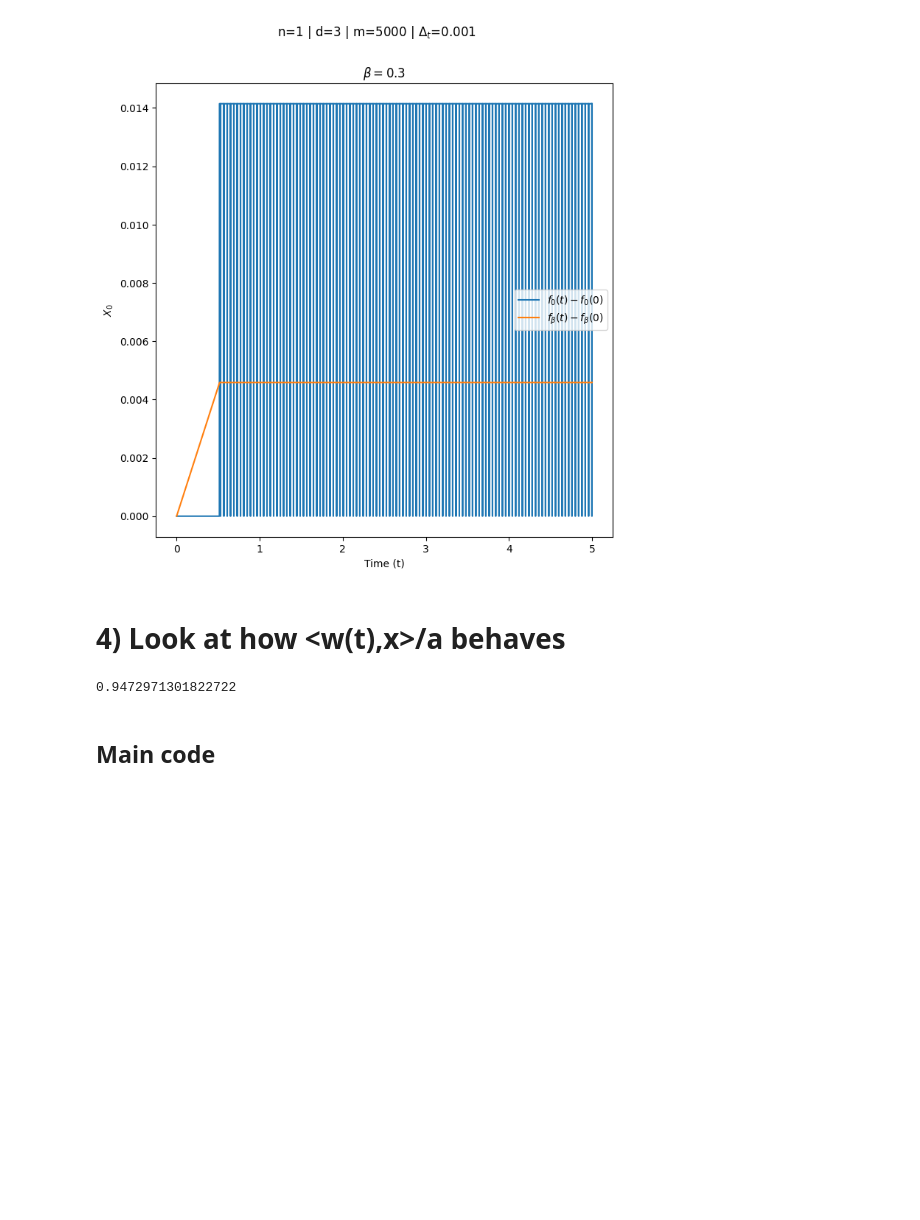
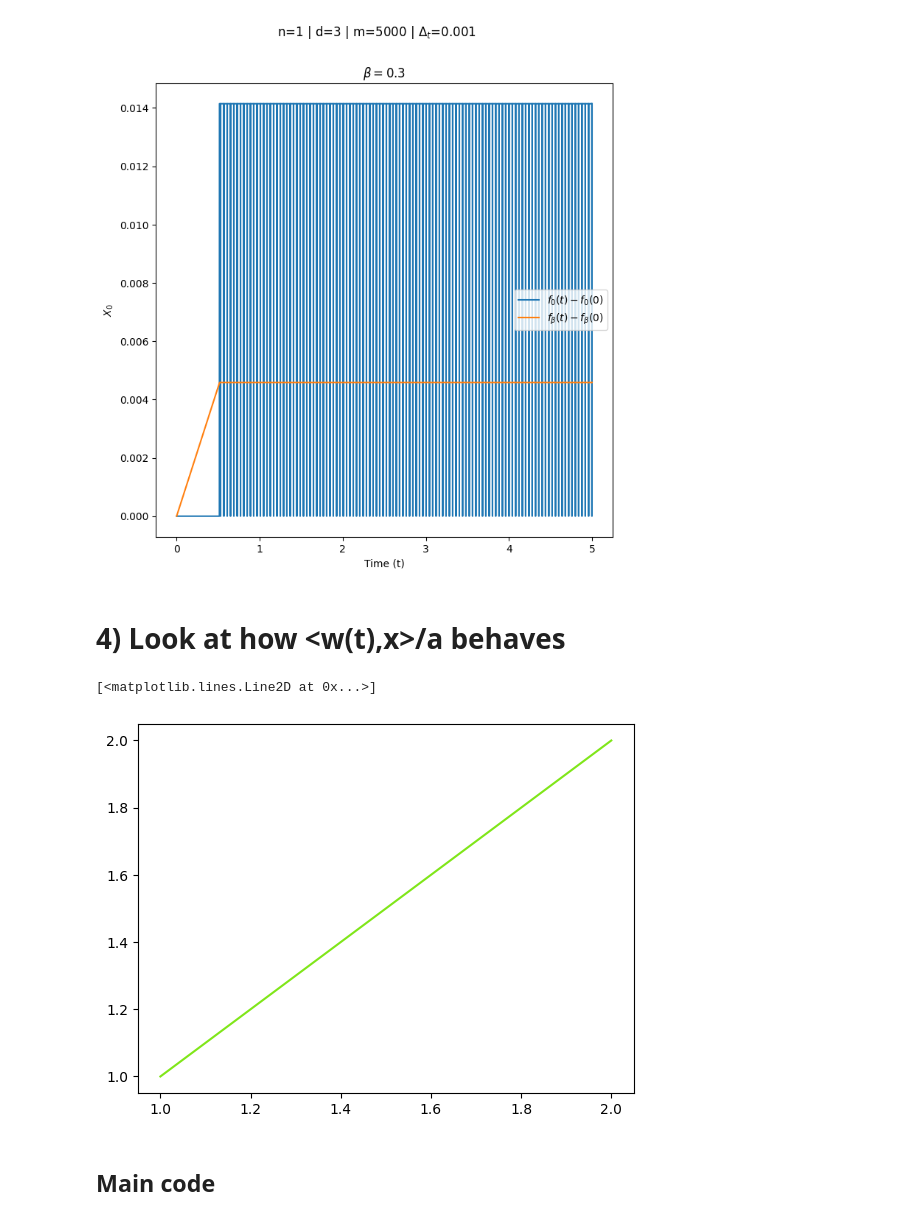
Before and after one commit to YanisBosch/NKT_Heaviside, a Jupyter notebook: main.ipynb, the cells around one changed output. Drawn from its saved outputs; the diff is of its cells as text; code cells hidden in the pictures; blank space fills up the shorter version.

```diff
--- a/main.ipynb
+++ b/main.ipynb
@@ -413,9 +415,10 @@ comp_fb_f0(n=1,d=3,m=5000,betas=[0.3],t=0.001,num=5000,train_a=False)
 [figure]
 # %% [markdown]
 # 4) Look at how <w(t),x>/a behaves
-# %%
-np.random.uniform(0,1)
-# %% [output]
-0.9472971301822722
+# %%
+plt.plot([1,2],[1,2],color=(0.5,0.9,0.1))
+# %% [output]
+[<matplotlib.lines.Line2D at 0x...>]
+[figure, added]
 # %% [markdown]
 ## Main code
```
Also changed, not shown: parts of 6 cells of this notebook, 1 other file.
